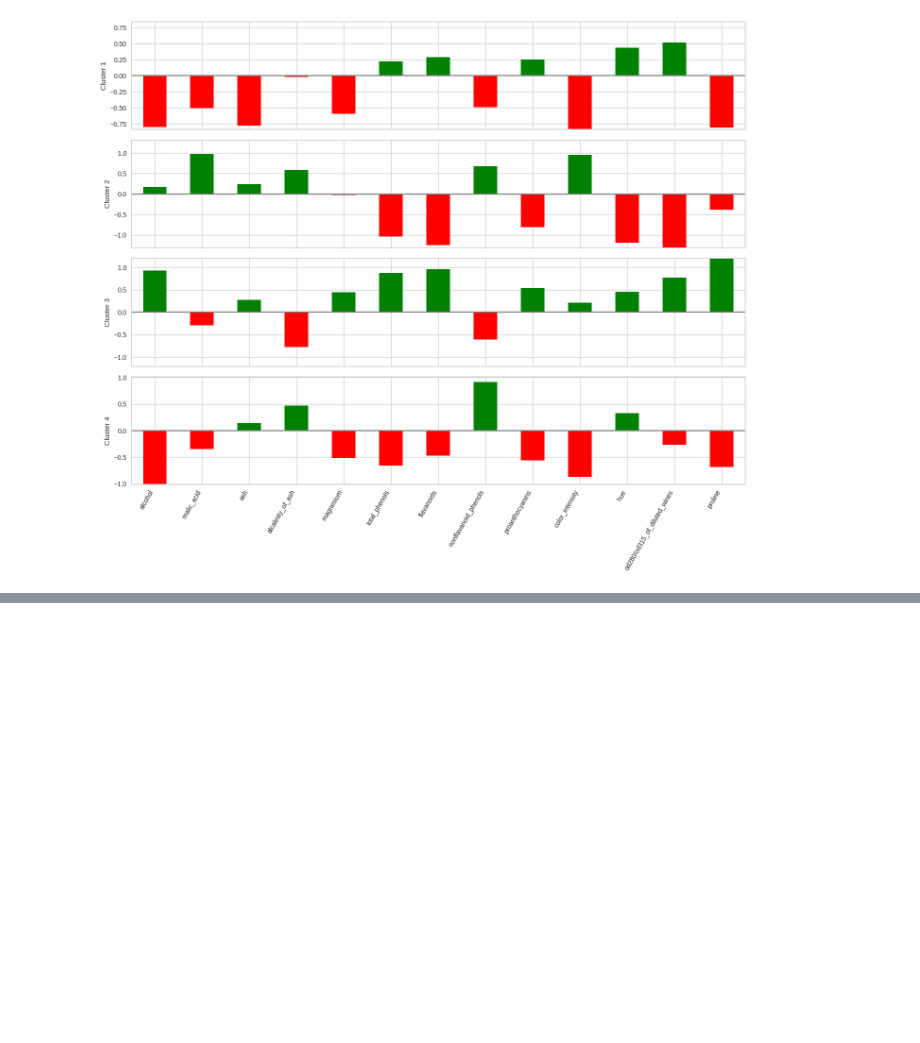
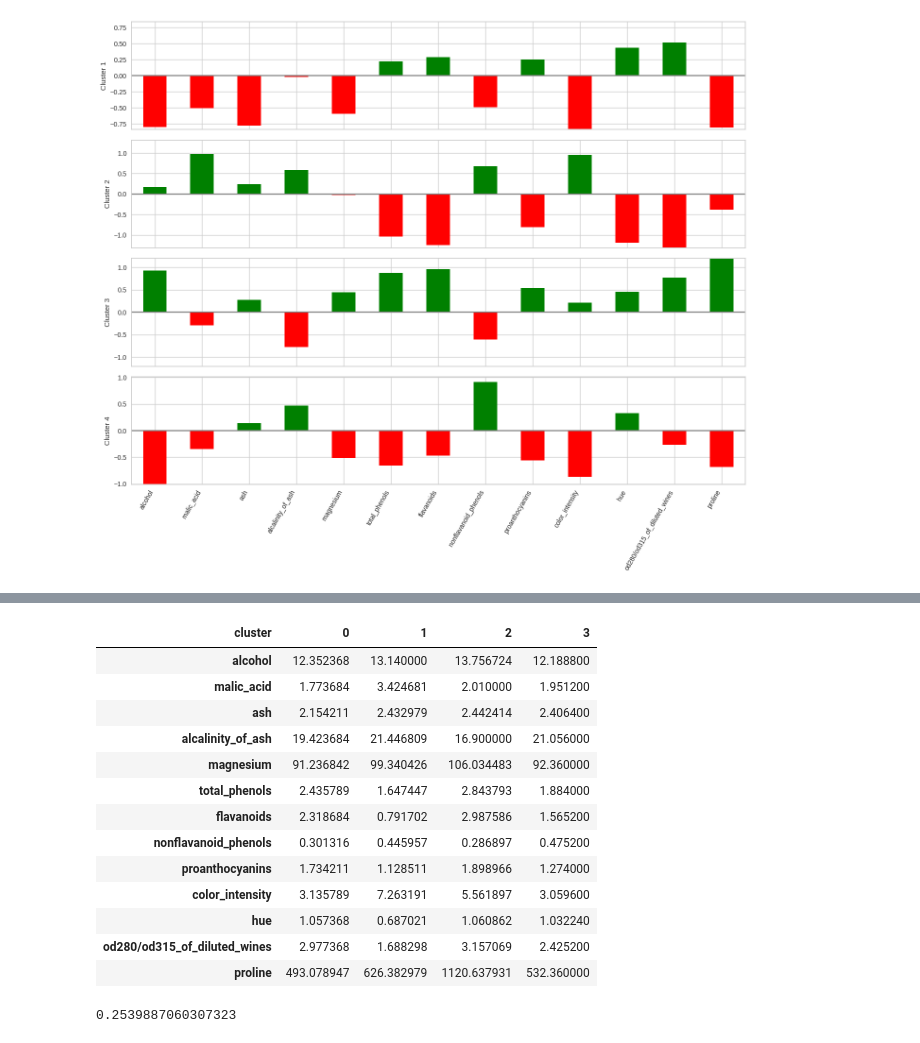
Before and after one commit to PabloLBandeira/biblioteca-Pandas, a Jupyter notebook: ClusterizacaoKMeans.ipynb, the cells around one changed output, grey strips where cells are left out. Saved outputs shown, nothing was run; the diff lists cells and outputs as text; code cells hidden in the pictures; blank space fills up the shorter version.

```diff
--- a/ClusterizacaoKMeans.ipynb
+++ b/ClusterizacaoKMeans.ipynb
@@ -149,0 +166,27 @@ plt.show()
+# %%
+(
+    df_wines[~outlier_rows].assign(cluster=labels)
+    .groupby('cluster')
+    .mean()
+    .T
+    .style.background_gradient(axis=1)
+)
+# %% [output]
+| cluster | 0 | 1 | 2 | 3 |
+| alcohol | 12.352368 | 13.140000 | 13.756724 | 12.188800 |
+| malic_acid | 1.773684 | 3.424681 | 2.010000 | 1.951200 |
+| ash | 2.154211 | 2.432979 | 2.442414 | 2.406400 |
+| alcalinity_of_ash | 19.423684 | 21.446809 | 16.900000 | 21.056000 |
+| magnesium | 91.236842 | 99.340426 | 106.034483 | 92.360000 |
+| total_phenols | 2.435789 | 1.647447 | 2.843793 | 1.884000 |
+| flavanoids | 2.318684 | 0.791702 | 2.987586 | 1.565200 |
+| nonflavanoid_phenols | 0.301316 | 0.445957 | 0.286897 | 0.475200 |
+| proanthocyanins | 1.734211 | 1.128511 | 1.898966 | 1.274000 |
+| color_intensity | 3.135789 | 7.263191 | 5.561897 | 3.059600 |
+| hue | 1.057368 | 0.687021 | 1.060862 | 1.032240 |
+| od280/od315_of_diluted_wines | 2.977368 | 1.688298 | 3.157069 | 2.425200 |
+| proline | 493.078947 | 626.382979 | 1120.637931 | 532.360000 |
+# %%
+silhouette_score(df_wines_scaled[~outlier_rows], labels)
+# %% [output]
+0.2539887060307323
```
Also changed, not shown: parts of 4 cells of this notebook.
